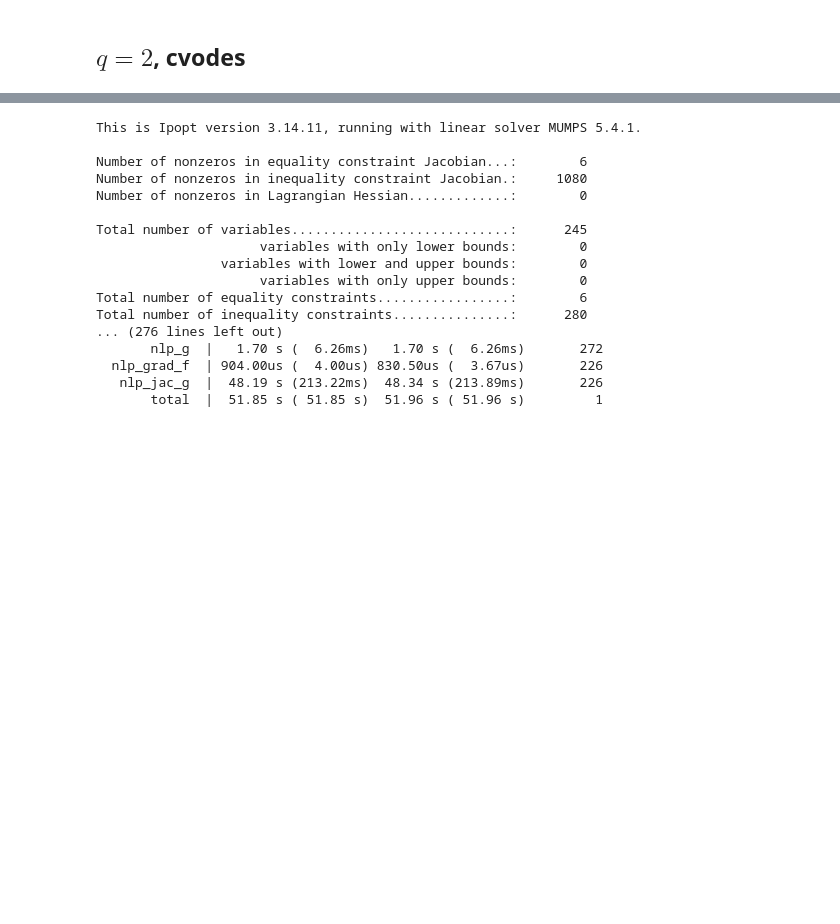
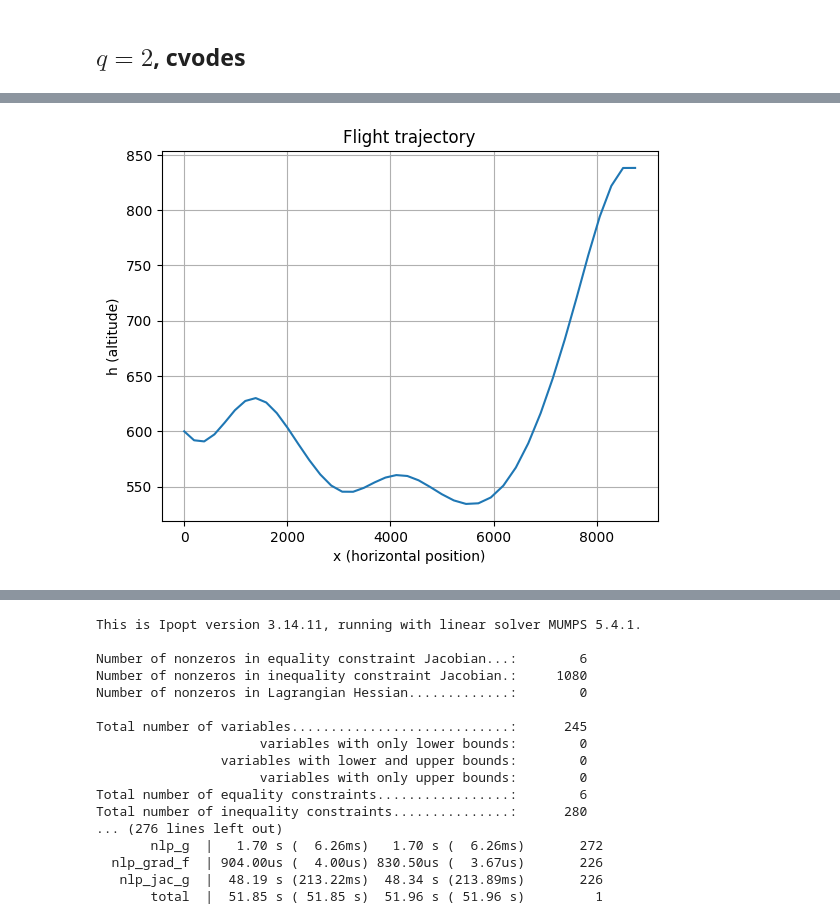
Before and after one commit to dmw1998/Case_Study_Log, a Jupyter notebook: actual_prob4PCE.ipynb, the cells around one changed output, grey strips where cells are left out. Drawn from its saved outputs; the diff is of its cells as text; code cells hidden in the pictures; blank space fills up the shorter version.

```diff
--- a/actual_prob4PCE.ipynb
+++ b/actual_prob4PCE.ipynb
@@ -341,6 +353,7 @@ def solve_ocp(k_value):
     C1 = 6.0877
     umax = 0.05236
     alphamax = 0.3
+    alpha_star = 0.20944
 
     # Wind model parameters
     a = 6e-8
@@ -466,8 +479,8 @@ def solve_ocp(k_value):
         opti.subject_to(ca.fabs(alpha[i]) <= alphamax)
 
     # ========== Objective ==========
-    J = dt * ca.sumsqr(ca.vertcat(*[(hR - h[i])**3 for i in range(N+1)]))  # or (hR - h[i])**6
-    # J = dt * ca.sumsqr(ca.vertcat(*[(hR - h[i]) for i in range(N+1)]))
+    # J = dt * ca.sumsqr(ca.vertcat(*[(hR - h[i])**3 for i in range(N+1)]))  # or (hR - h[i])**6
+    J = dt * ca.sumsqr(ca.vertcat(*[(hR - h[i])**2 for i in range(N+1)]))
     # J = dt * ca.sumsqr(h - hR)
     opti.minimize(J)
 
@@ -534,6 +567,9 @@ def solve_ocp(k_value):
     A2 = 0.1442e-1
     rho = 0.2203e-2
     S = 0.1560e4
+    B0 = 0.1552
+    B1 = 0.12369
+    B2 = 2.4203
     C0 = 0.7125
     C1 = 6.0877
     umax = 0.05236
@@ -951,0 +986,10 @@ res = solve_ocp(k_value=1.0)
+# %%
+plt.figure()
+plt.plot(res["x"], res["h"])
+plt.xlabel("x (horizontal position)")
+plt.ylabel("h (altitude)")
+plt.title("Flight trajectory")
+plt.grid()
+plt.show()
+# %% [output]
+[figure, added]
```
Also changed, not shown: parts of 13 cells of this notebook.
